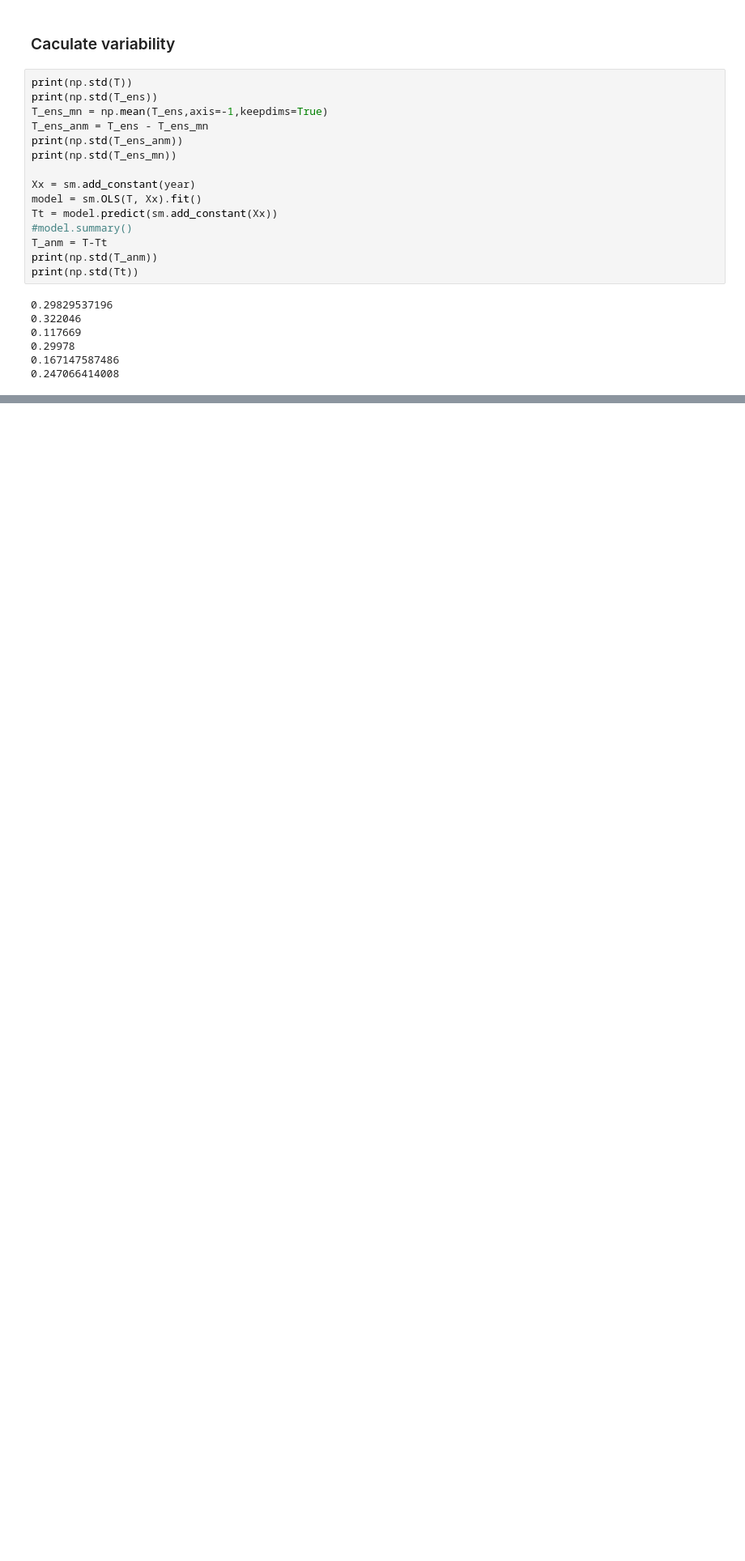
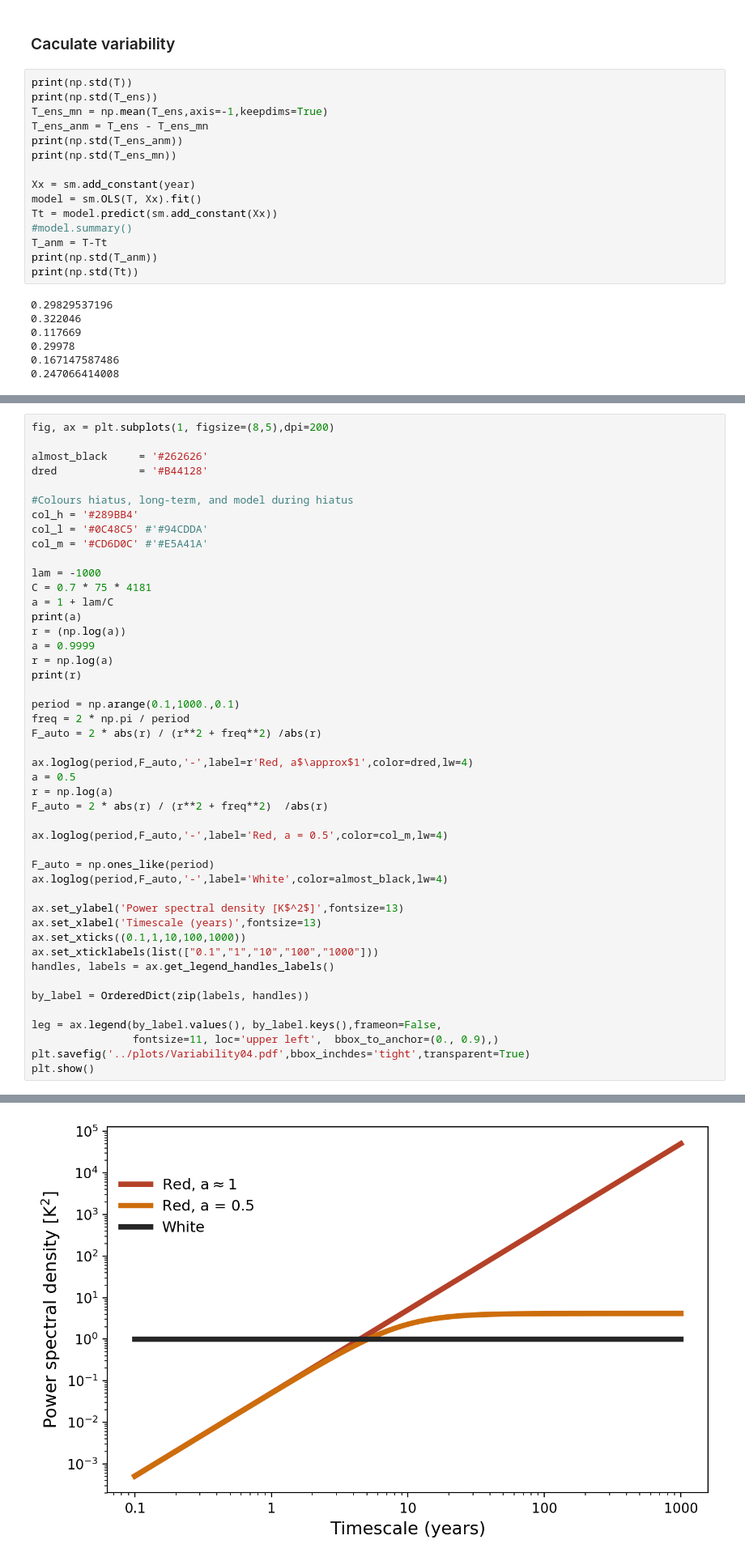
Before and after one commit to thorstenmauritsen/Climate_dynamics_course, a Jupyter notebook: scripts/Chapter5-Variability-GMST.ipynb, the cells around one changed output, grey strips where cells are left out. Shown at 81% size. Cells and saved outputs as stored; diff of their text form; blank space fills up the shorter version.

Commit message:
More updates to global variability and some plots

```diff
--- a/scripts/Chapter5-Variability-GMST.ipynb
+++ b/scripts/Chapter5-Variability-GMST.ipynb
@@ -347,0 +327,47 @@ plt.show()
+# %%
+fig, ax = plt.subplots(1, figsize=(8,5),dpi=200)
+
+almost_black     = '#262626'
+dred             = '#B44128'
+
+#Colours hiatus, long-term, and model during hiatus
+col_h = '#289BB4'
+col_l = '#0C48C5' #'#94CDDA'
+col_m = '#CD6D0C' #'#E5A41A'
+
+lam = -1000
+C = 0.7 * 75 * 4181
+a = 1 + lam/C
+print(a)
+r = (np.log(a))
+a = 0.9999
+r = np.log(a)
+print(r)
+
+period = np.arange(0.1,1000.,0.1)
+freq = 2 * np.pi / period
+F_auto = 2 * abs(r) / (r**2 + freq**2) /abs(r)
+
+ax.loglog(period,F_auto,'-',label=r'Red, a$\approx$1',color=dred,lw=4)
+a = 0.5
+r = np.log(a)
+F_auto = 2 * abs(r) / (r**2 + freq**2)  /abs(r)
+
+ax.loglog(period,F_auto,'-',label='Red, a = 0.5',color=col_m,lw=4)
+
+F_auto = np.ones_like(period)
+ax.loglog(period,F_auto,'-',label='White',color=almost_black,lw=4)
+
+ax.set_ylabel('Power spectral density [K$^2$]',fontsize=13)
+ax.set_xlabel('Timescale (years)',fontsize=13)
+ax.set_xticks((0.1,1,10,100,1000))
+ax.set_xticklabels(list(["0.1","1","10","100","1000"]))
+handles, labels = ax.get_legend_handles_labels()
+
+by_label = OrderedDict(zip(labels, handles))
+
+leg = ax.legend(by_label.values(), by_label.keys(),frameon=False,
+                fontsize=11, loc='upper left',  bbox_to_anchor=(0., 0.9),)
+plt.savefig('../plots/Variability04.pdf',bbox_inchdes='tight',transparent=True)
+plt.show()
+# %% [output]
@@ -347,0 +376 @@ plt.show()
+[figure, added]
```
Also changed, not shown: parts of 2 cells of this notebook, 5 other files.
